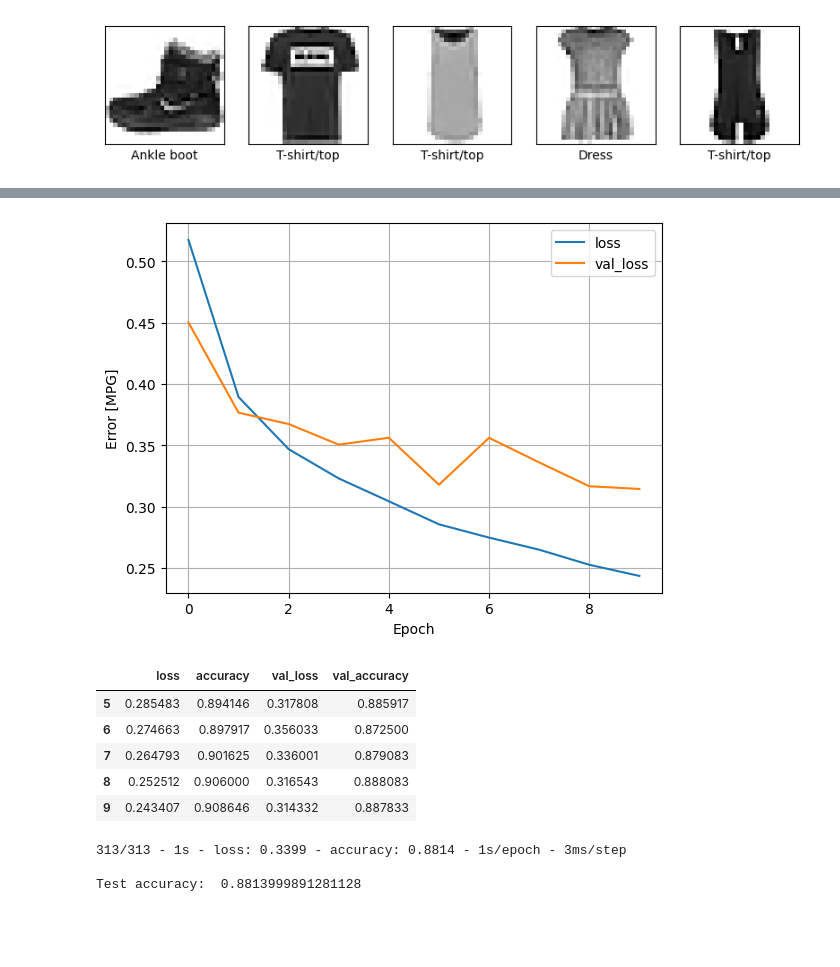
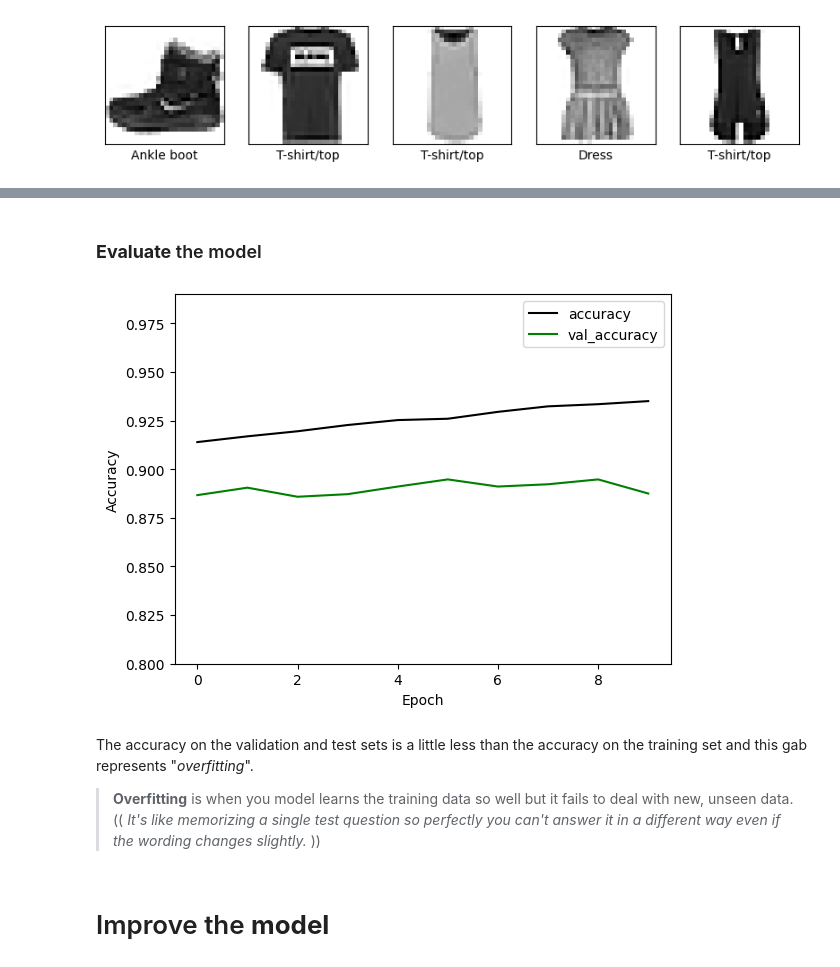
Before and after one commit to mohamedyosef101/learning_area, a Jupyter notebook: TensorFlow/fashion_mnist_classification.ipynb, the cells around one changed output, grey strips where cells are left out. Drawn from its saved outputs; the diff is of its cells as text; code cells hidden in the pictures; blank space fills up the shorter version.

Commit message:
Set initial model

```diff
--- a/TensorFlow/fashion_mnist_classification.ipynb
+++ b/TensorFlow/fashion_mnist_classification.ipynb
@@ -82,5 +107,6 @@ model.compile(
 # %%
+# fit the model
 %%time
 history = model.fit(X_train, y_train,
-          epochs=10, verbose=2, validation_split=0.2)
+          epochs=10, verbose=0, validation_split=0.2)
 # %% [output]
@@ -89,32 +115,18 @@ Wall time: 59.9 s
+# %% [markdown]
+### **Evaluate** the model
 # %%
 # see what the model have done...
 hist = pd.DataFrame(history.history)
 
-def plot_loss(history):
-  plt.plot(history.history['loss'], label='loss')
-  plt.plot(history.history['val_loss'], label='val_loss')
-  plt.xlabel('Epoch')
-  plt.ylabel('Error')
-  plt.legend()
-  plt.grid(True)
 
-plot_loss(history)
+plt.plot(history.history['accuracy'], label='accuracy', color='black')
+plt.plot(history.history['val_accuracy'], label='val_accuracy', color='green')
+plt.xlabel('Epoch')
+plt.ylabel('Accuracy')
+plt.ylim([0.80, 0.99])
+plt.legend()
+#plt.grid(True)
+
+plt.show()
 # %% [output]
-[figure, old version]
+[figure, new version]
-# %%
-hist.tail()
-# %% [output]
-|  | loss | accuracy | val_loss | val_accuracy |
-| 5 | 0.285483 | 0.894146 | 0.317808 | 0.885917 |
-| 6 | 0.274663 | 0.897917 | 0.356033 | 0.872500 |
-| 7 | 0.264793 | 0.901625 | 0.336001 | 0.879083 |
-| 8 | 0.252512 | 0.906000 | 0.316543 | 0.888083 |
-| 9 | 0.243407 | 0.908646 | 0.314332 | 0.887833 |
-# %%
-# Evaluate accuracy
-test_loss, test_acc = model.evaluate(X_test, y_test, verbose=2)
-print('\nTest accuracy: ', test_acc)
-# %% [output]
-313/313 - 1s - loss: 0.3399 - accuracy: 0.8814 - 1s/epoch - 3ms/step
-
-Test accuracy:  0.8813999891281128
@@ -120,0 +138,7 @@ Test accuracy:  0.8813999891281128
+# %% [markdown]
+The accuracy on the validation and test sets is a little less than the accuracy on the training set and this gab represents "*overfitting*".
+
+> **Overfitting** is when you model learns the training data so well but it fails to deal with new, unseen data. <br>
+(( *It's like memorizing a single test question so perfectly you can't answer it in a different way even if the wording changes slightly.* ))
+# %% [markdown]
+# Improve the **model**
```
Also changed, not shown: parts of 10 cells of this notebook.
